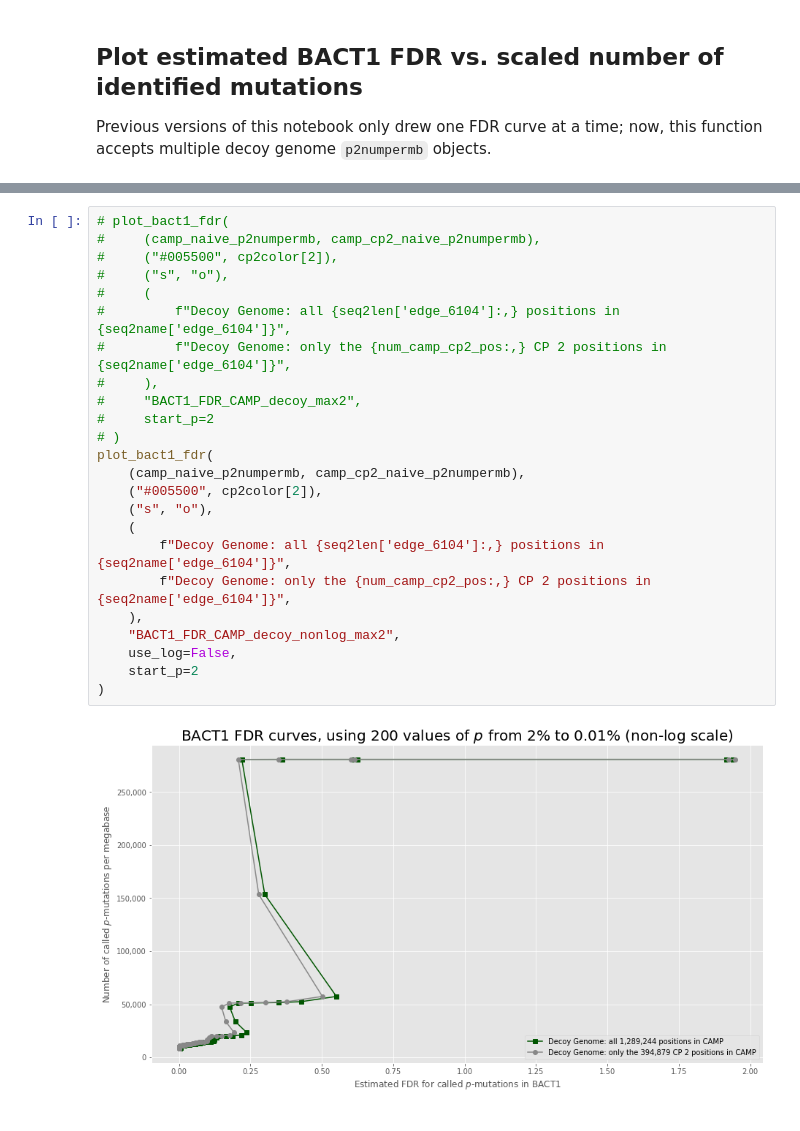
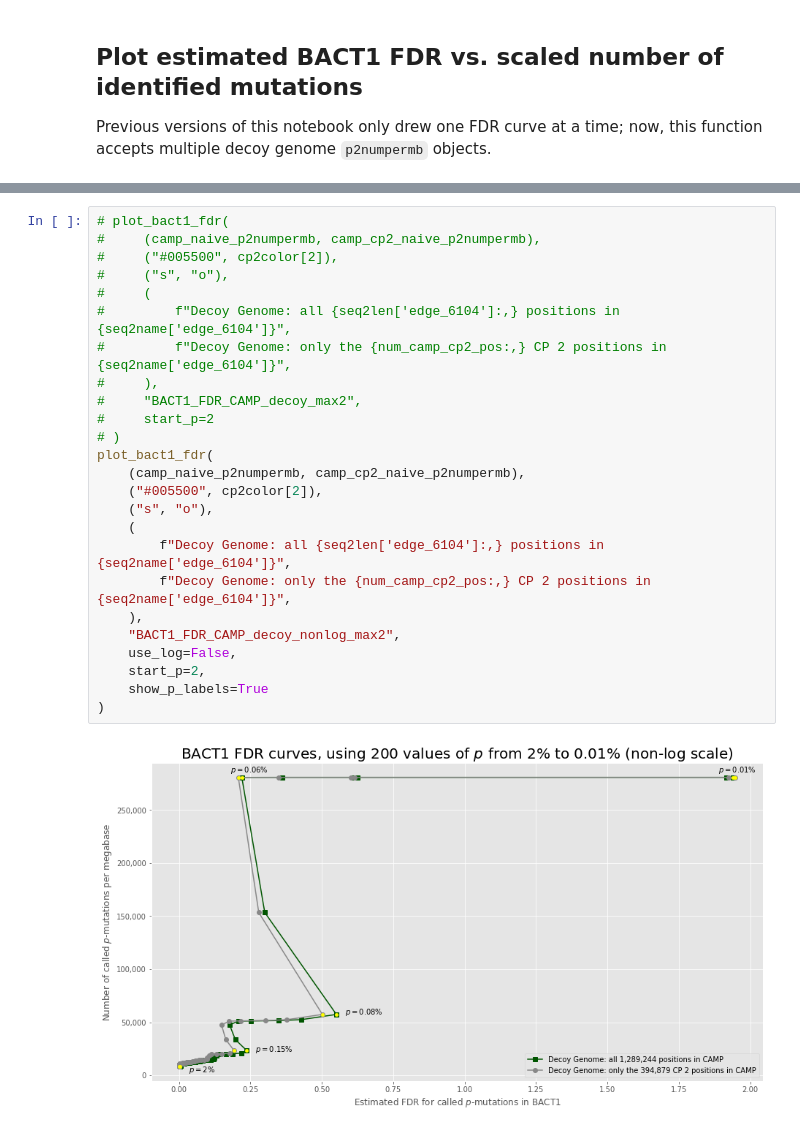
Before and after one commit to fedarko/sheepgut, a Jupyter notebook: notebooks/DemonstratingTargetDecoyApproach.ipynb, the cells around one changed output, grey strips where cells are left out. Drawn from its saved outputs; the diff is of its cells as text.

```diff
--- a/notebooks/DemonstratingTargetDecoyApproach.ipynb
+++ b/notebooks/DemonstratingTargetDecoyApproach.ipynb
@@ -364,26 +380,27 @@ plot_bact1_fdr(
 # %%
 # plot_bact1_fdr(
 #     (camp_naive_p2numpermb, camp_cp2_naive_p2numpermb),
 #     ("#005500", cp2color[2]),
 #     ("s", "o"),
 #     (
 #         f"Decoy Genome: all {seq2len['edge_6104']:,} positions in {seq2name['edge_6104']}",
 #         f"Decoy Genome: only the {num_camp_cp2_pos:,} CP 2 positions in {seq2name['edge_6104']}",
 #     ),
 #     "BACT1_FDR_CAMP_decoy_max2",
 #     start_p=2
 # )
 plot_bact1_fdr(
     (camp_naive_p2numpermb, camp_cp2_naive_p2numpermb),
     ("#005500", cp2color[2]),
     ("s", "o"),
     (
         f"Decoy Genome: all {seq2len['edge_6104']:,} positions in {seq2name['edge_6104']}",
         f"Decoy Genome: only the {num_camp_cp2_pos:,} CP 2 positions in {seq2name['edge_6104']}",
     ),
     "BACT1_FDR_CAMP_decoy_nonlog_max2",
     use_log=False,
-    start_p=2
+    start_p=2,
+    show_p_labels=True
 )
 # %% [output]
-[figure, old version]
+[figure, new version]
```
Also changed, not shown: parts of 2 cells of this notebook, 2 other files.
